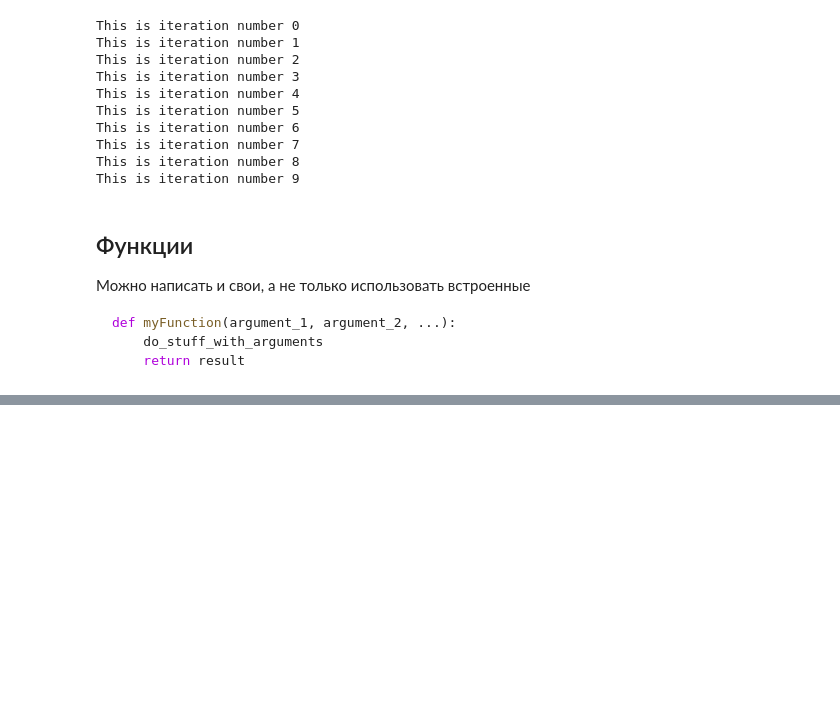
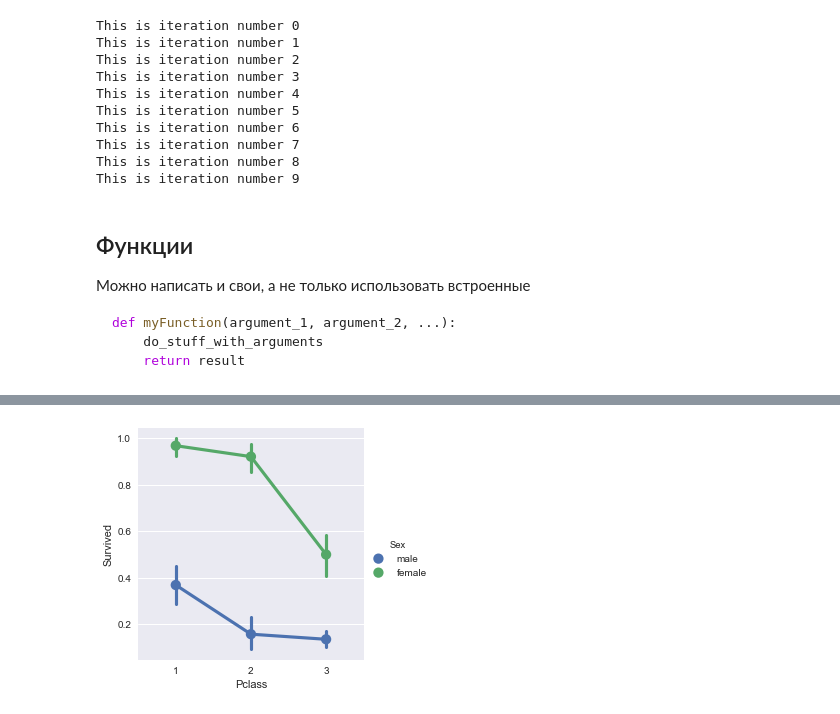
Before and after one commit to DmitrySerg/SkillFactory_ML, a Jupyter notebook: Intro_to_Python_and_Pandas.ipynb, the cells around one changed output, grey strips where cells are left out. Saved outputs shown, nothing was run; the diff lists cells and outputs as text; code cells hidden in the pictures; blank space fills up the shorter version.

```diff
--- a/Intro_to_Python_and_Pandas.ipynb
+++ b/Intro_to_Python_and_Pandas.ipynb
@@ -291,0 +941,4 @@ power(4, 2)
+# %%
+sns.factorplot('Pclass','Survived',data=train,hue='Sex');
+# %% [output]
+[figure, added]
```
Also changed, not shown: parts of 96 cells of this notebook.
